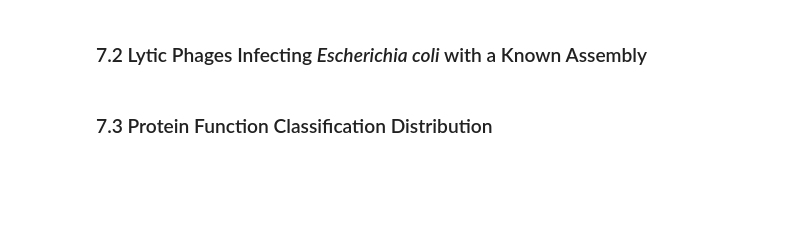
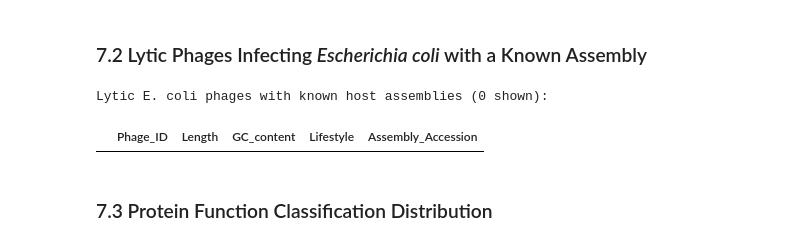
Before and after one commit to ThibaultSchowing/PBI-Scope, a Jupyter notebook: notebooks/04_data_release_exploration.ipynb, the cells around one changed output. Drawn from its saved outputs; the diff is of its cells as text; code cells hidden in the pictures; blank space fills up the shorter version.

```diff
--- a/notebooks/04_data_release_exploration.ipynb
+++ b/notebooks/04_data_release_exploration.ipynb
@@ -668,31 +963,34 @@ else:
 # %%
 if "dim_phage_host_links" in table_names and "dim_assembly_metadata" in table_names:
     ecoli_lytic = conn.execute("""
         SELECT
             p.Phage_ID,
             p.Length,
             p.GC_content,
             p.Lifestyle,
-            l.Assembly_ID
+            l.Assembly_Accession
         FROM fact_phages p
         JOIN dim_phage_host_links l USING (Phage_ID)
         WHERE p.Host ILIKE '%Escherichia coli%'
           AND p.Lifestyle = 'lytic'
         LIMIT 10
     """).fetchdf()
     print(f"Lytic E. coli phages with known host assemblies ({len(ecoli_lytic)} shown):")
     display(ecoli_lytic)
 else:
     # Fallback: query without assembly join
     ecoli_lytic = conn.execute("""
         SELECT Phage_ID, Length, GC_content, Lifestyle
         FROM fact_phages
         WHERE Host ILIKE '%Escherichia coli%'
           AND Lifestyle = 'lytic'
         LIMIT 10
     """).fetchdf()
     print(f"Lytic E. coli phages ({len(ecoli_lytic)} shown):")
     display(ecoli_lytic)
+# %% [output]
+Lytic E. coli phages with known host assemblies (0 shown):
+|  | Phage_ID | Length | GC_content | Lifestyle | Assembly_Accession |
 # %% [markdown]
 ### 7.3 Protein Function Classification Distribution
 # %%
```
Also changed, not shown: parts of 25 cells of this notebook.
